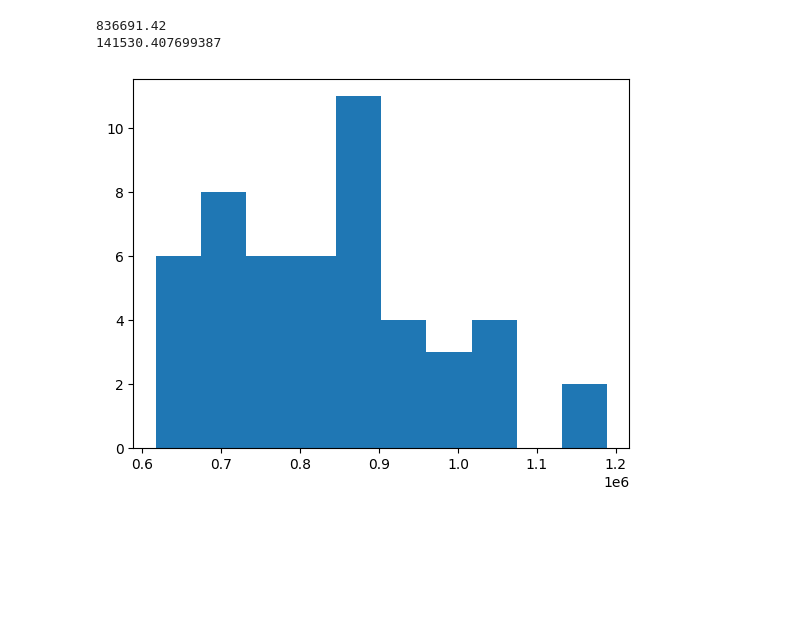
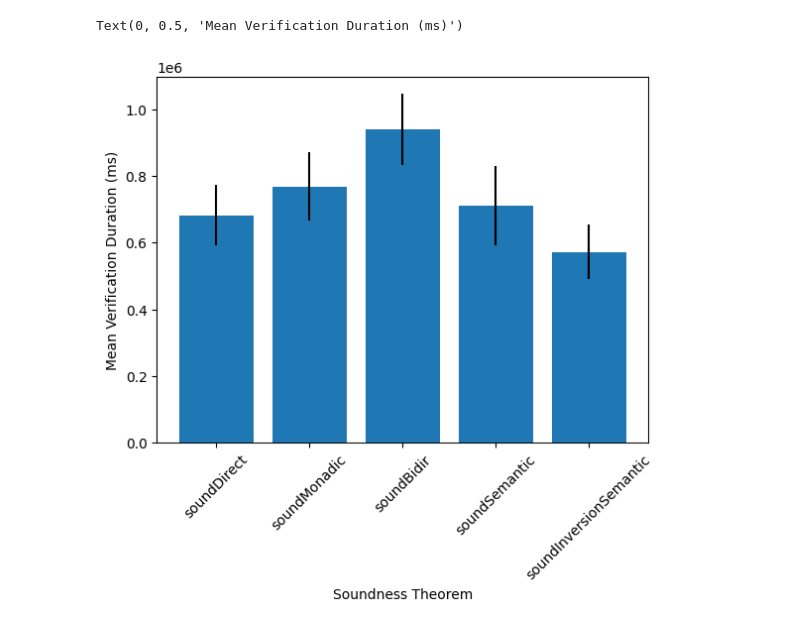
Before and after one commit to alpha-convert/dafny-typechecker-stability, a Jupyter notebook: analyze.ipynb, the cells around one changed output. Drawn from its saved outputs; the diff is of its cells as text; code cells hidden in the pictures; blank space fills up the shorter version.

```diff
--- a/analyze.ipynb
+++ b/analyze.ipynb
@@ -43,18 +39,24 @@ def timedelta_to_microseconds(delta):
 #Filter for only correctness
 frame = frame[frame['TestResult.DisplayName'].str.contains('\(correctness\)')]
 
+methods = np.array(["soundDirect","soundMonadic","soundBidir","soundSemantic","soundInversionSemantic"])
 
-directFrame = frame[frame['TestResult.DisplayName'].str.contains('soundDirect')]
-monadicFrame = frame[frame['TestResult.DisplayName'].str.contains('soundMonadic')]
-bidirFrame = frame[frame['TestResult.DisplayName'].str.contains('soundBidir')]
-semanticFrame = frame[frame['TestResult.DisplayName'].str.contains('soundSemantic')]
-inversionSemanticFrame = frame[frame['TestResult.DisplayName'].str.contains('soundInversionSemantic')]
+subframes = {}
+for method in methods:
+    subframes[method] = frame[frame['TestResult.DisplayName'].str.contains(method)]
+    subframes[method]['TestResult.Duration'] = pd.to_timedelta(subframes[method]['TestResult.Duration']).apply(timedelta_to_microseconds)
 
-directFrame['TestResult.Duration'] = pd.to_timedelta(directFrame['TestResult.Duration']).apply(timedelta_to_microseconds)
-monadicFrame['TestResult.Duration'] = pd.to_timedelta(monadicFrame['TestResult.Duration']).apply(timedelta_to_microseconds)
-bidirFrame['TestResult.Duration'] = pd.to_timedelta(bidirFrame['TestResult.Duration']).apply(timedelta_to_microseconds)
-semanticFrame['TestResult.Duration'] = pd.to_timedelta(semanticFrame['TestResult.Duration']).apply(timedelta_to_microseconds)
-inversionSemanticFrame['TestResult.Duration'] = pd.to_timedelta(inversionSemanticFrame['TestResult.Duration']).apply(timedelta_to_microseconds)
+# directFrame = frame[frame['TestResult.DisplayName'].str.contains('soundDirect')]
+# monadicFrame = frame[frame['TestResult.DisplayName'].str.contains('soundMonadic')]
+# bidirFrame = frame[frame['TestResult.DisplayName'].str.contains('soundBidir')]
+# semanticFrame = frame[frame['TestResult.DisplayName'].str.contains('soundSemantic')]
+# inversionSemanticFrame = frame[frame['TestResult.DisplayName'].str.contains('soundInversionSemantic')]
+
+# directFrame['TestResult.Duration'] = pd.to_timedelta(directFrame['TestResult.Duration']).apply(timedelta_to_microseconds)
+# monadicFrame['TestResult.Duration'] = pd.to_timedelta(monadicFrame['TestResult.Duration']).apply(timedelta_to_microseconds)
+# bidirFrame['TestResult.Duration'] = pd.to_timedelta(bidirFrame['TestResult.Duration']).apply(timedelta_to_microseconds)
+# semanticFrame['TestResult.Duration'] = pd.to_timedelta(semanticFrame['TestResult.Duration']).apply(timedelta_to_microseconds)
+# inversionSemanticFrame['TestResult.Duration'] = pd.to_timedelta(inversionSemanticFrame['TestResult.Duration']).apply(timedelta_to_microseconds)
 # %% [output]
 A value is trying to be set on a copy of a slice from a DataFrame.
 Try using .loc[row_indexer,col_indexer] = value instead
@@ -124,12 +78,10 @@ print(semanticFrame['TestResult.ResourceCount'].std())
-# %%
-# plt.hist(inversionSemanticFrame['TestResult.Duration'])
-# print(inversionSemanticFrame['TestResult.Duration'].mean())
-# print(inversionSemanticFrame['TestResult.Duration'].std())
-
-plt.hist(inversionSemanticFrame['TestResult.ResourceCount'])
-print(inversionSemanticFrame['TestResult.ResourceCount'].mean())
-print(inversionSemanticFrame['TestResult.ResourceCount'].std())
-# %% [output]
-836691.42
-141530.407699387
-[figure, removed]
+# %%
+duration_means = {name: table['TestResult.Duration'].mean() for name, table in subframes.items()}
+duration_stdevs = {name: table['TestResult.Duration'].std() for name, table in subframes.items()}
+plt.bar(duration_means.keys(), duration_means.values(), yerr = duration_stdevs.values())
+plt.xticks(rotation=45)
+plt.xlabel('Soundness Theorem')
+plt.ylabel('Mean Verification Duration (ms)')
+# %% [output]
+Text(0, 0.5, 'Mean Verification Duration (ms)')
+[figure, added]
```
Also changed, not shown: parts of 7 cells of this notebook, 1 other file.
